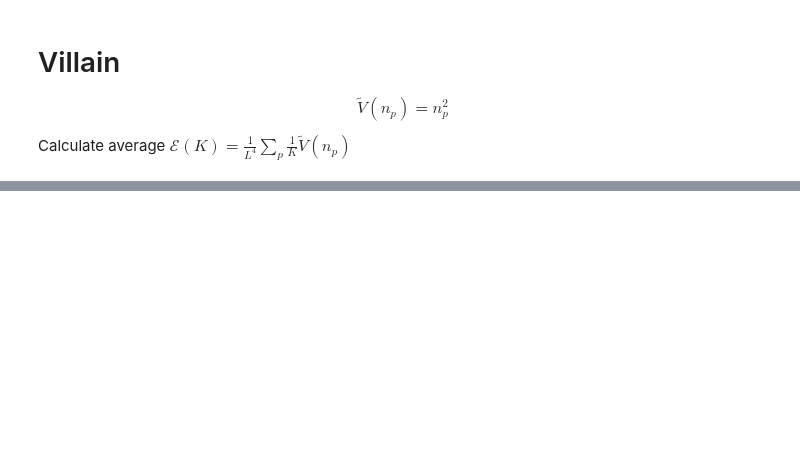
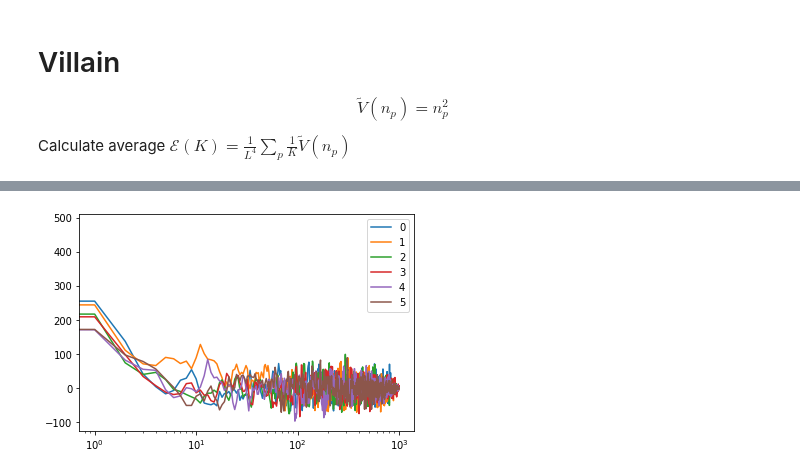
Before and after one commit to Renmusxd/PyGaugeMC, a Jupyter notebook: jupyter/GPU Energies.ipynb, the cells around one changed output, grey strips where cells are left out. Cells and saved outputs as stored; diff of their text form; code cells hidden in the pictures; blank space fills up the shorter version.

```diff
--- a/jupyter/GPU Energies.ipynb
+++ b/jupyter/GPU Energies.ipynb
@@ -153,0 +210,9 @@ plt.show()
+# %%
+for i in range(winding_nums.shape[-1]):
+    autocorr = np.correlate(winding_nums[:,i], winding_nums[:,i], mode='full')[len(total_w):]
+    plt.plot(autocorr,label=f'{i}')
+plt.xscale('log')
+plt.legend()
+plt.show()
+# %% [output]
+[figure, added]
```
Also changed, not shown: parts of 8 cells of this notebook.
